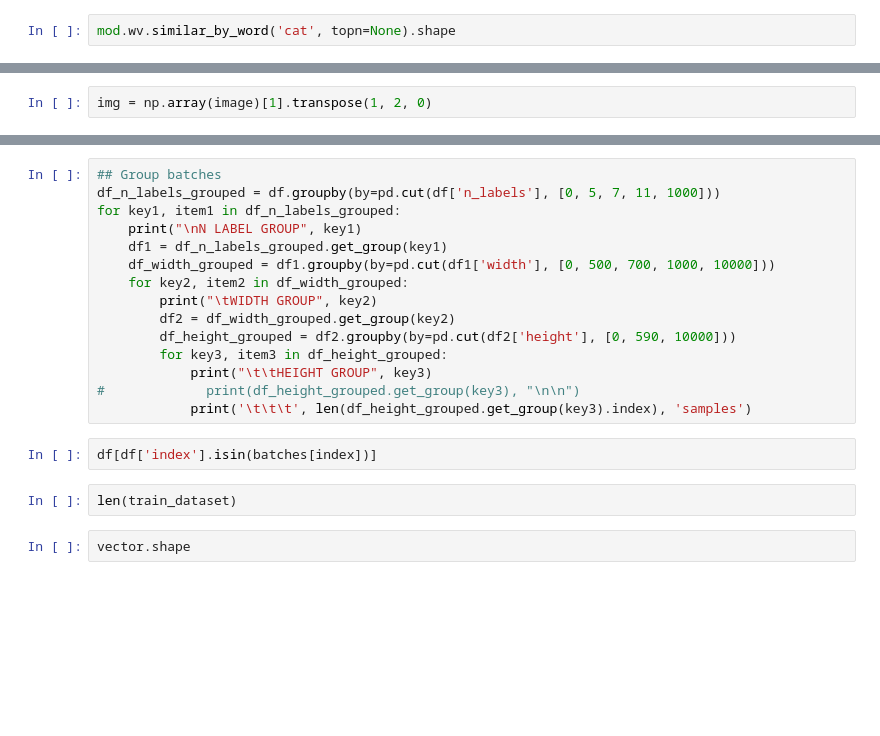
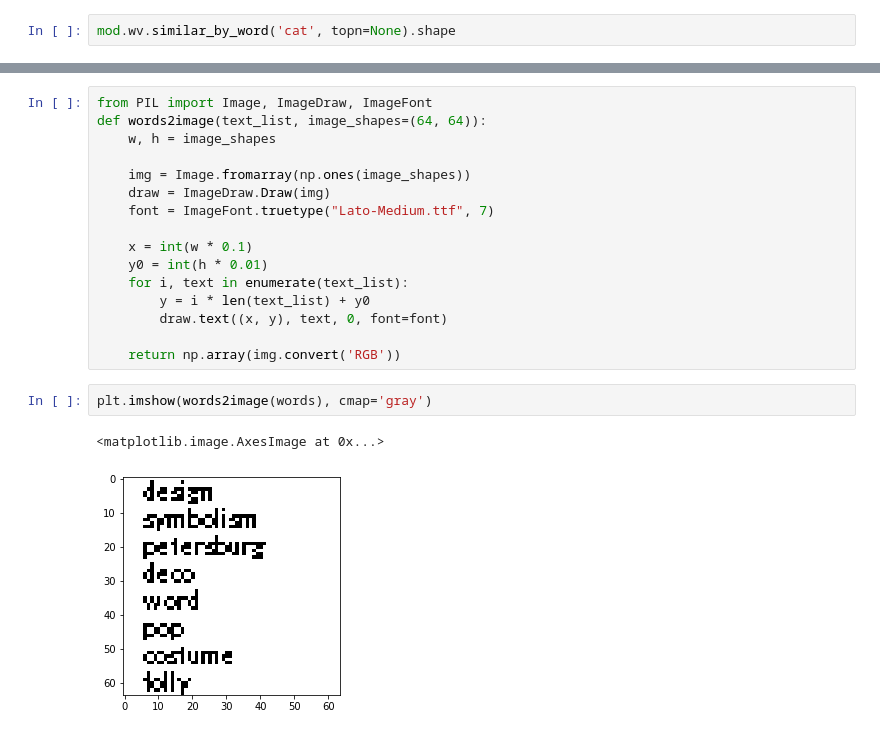
Before and after one commit to azmiozgen/text2painting, a Jupyter notebook: notebooks/test_data_loading.ipynb, the cells around one changed output, grey strips where cells are left out. Cells and saved outputs as stored; diff of their text form; blank space fills up the shorter version.

```diff
--- a/notebooks/test_data_loading.ipynb
+++ b/notebooks/test_data_loading.ipynb
@@ -116,2 +175,0 @@ np.random.choice(similar_words[:,0], 3, replace=False)
-# %%
-img = np.array(image)[1].transpose(1, 2, 0)
@@ -130,21 +176,21 @@ df = batch_sampler.df
-# %%
-## Group batches
-df_n_labels_grouped = df.groupby(by=pd.cut(df['n_labels'], [0, 5, 7, 11, 1000]))
-for key1, item1 in df_n_labels_grouped:
-    print("\nN LABEL GROUP", key1)
-    df1 = df_n_labels_grouped.get_group(key1)
-    df_width_grouped = df1.groupby(by=pd.cut(df1['width'], [0, 500, 700, 1000, 10000]))
-    for key2, item2 in df_width_grouped:
-        print("\tWIDTH GROUP", key2)
-        df2 = df_width_grouped.get_group(key2)
-        df_height_grouped = df2.groupby(by=pd.cut(df2['height'], [0, 590, 10000]))
-        for key3, item3 in df_height_grouped:
-            print("\t\tHEIGHT GROUP", key3)
-#             print(df_height_grouped.get_group(key3), "\n\n")
-            print('\t\t\t', len(df_height_grouped.get_group(key3).index), 'samples')
-# %%
-df[df['index'].isin(batches[index])]
-# %%
-len(train_dataset)
-# %%
-vector.shape
+# %%
+from PIL import Image, ImageDraw, ImageFont
+def words2image(text_list, image_shapes=(64, 64)):
+    w, h = image_shapes
+
+    img = Image.fromarray(np.ones(image_shapes))
+    draw = ImageDraw.Draw(img)
+    font = ImageFont.truetype("Lato-Medium.ttf", 7)
+
+    x = int(w * 0.1)
+    y0 = int(h * 0.01)
+    for i, text in enumerate(text_list):
+        y = i * len(text_list) + y0
+        draw.text((x, y), text, 0, font=font)
+
+    return np.array(img.convert('RGB'))
+# %%
+plt.imshow(words2image(words), cmap='gray')
+# %% [output]
+<matplotlib.image.AxesImage at 0x...>
+[figure, added]
```
Also changed, not shown: parts of 27 cells of this notebook, 10 other files.
